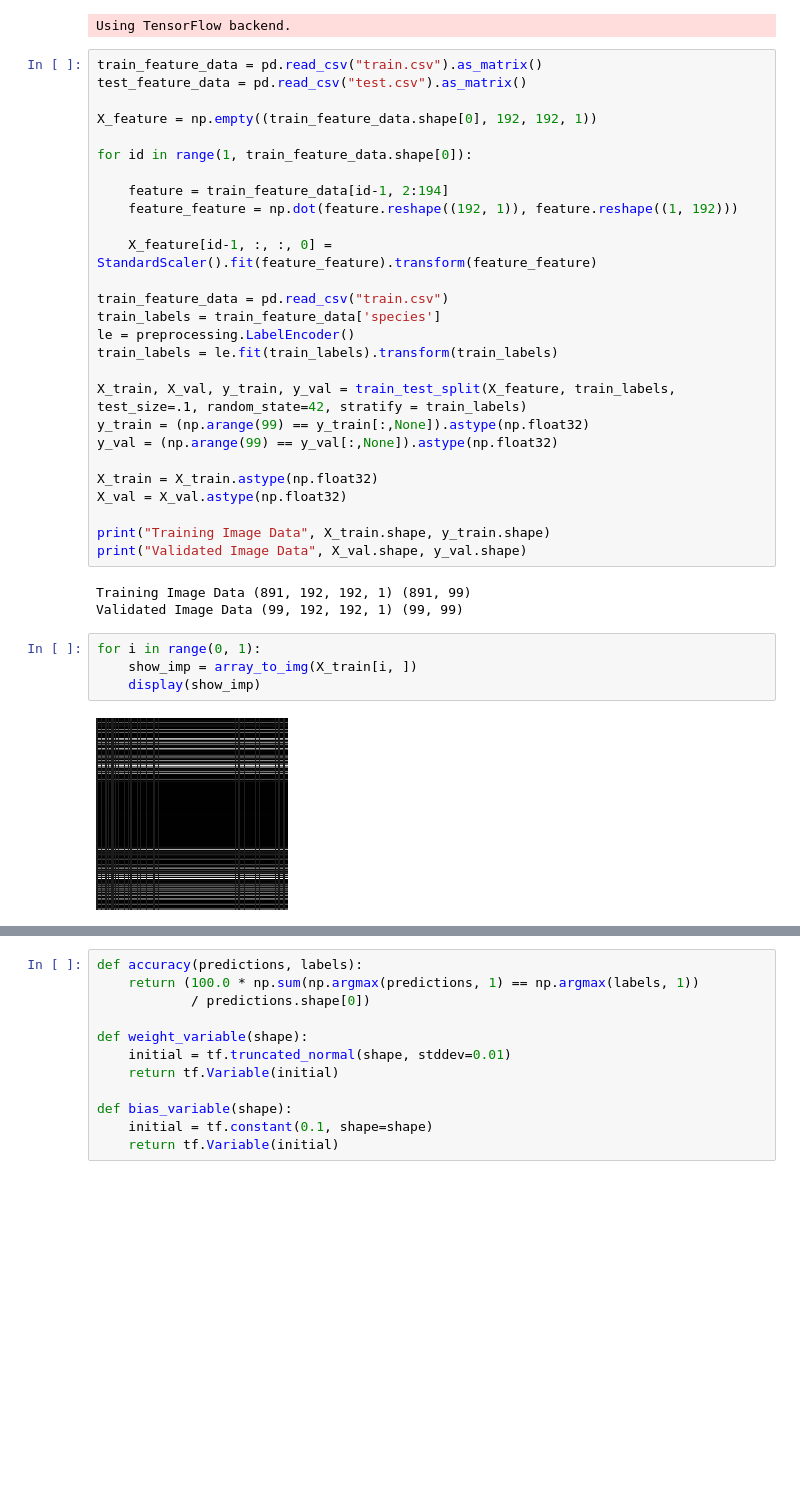
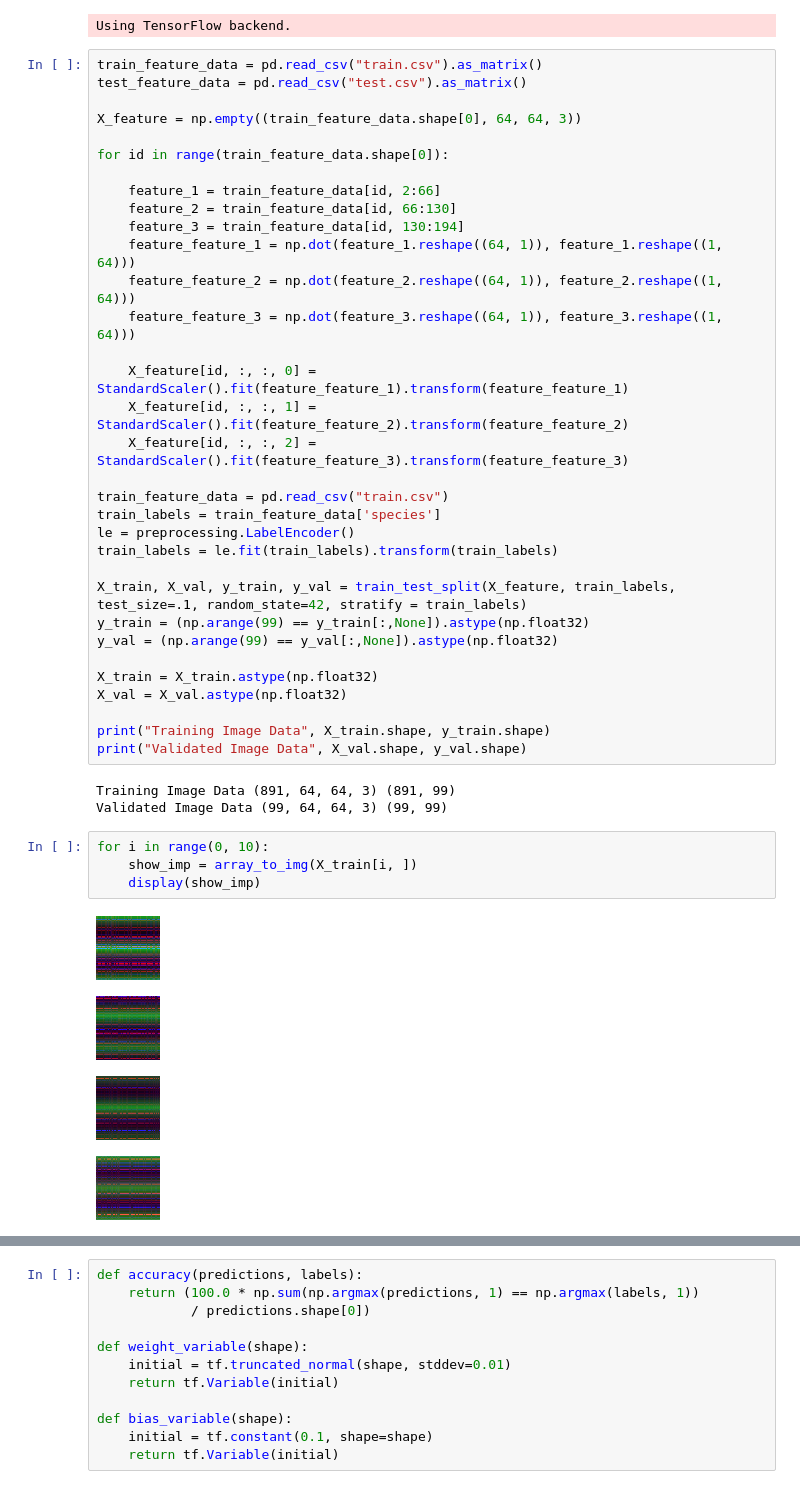
Before and after one commit to CharlesXin/Leaf, a Jupyter notebook: FeatureCNN.ipynb, the cells around one changed output, grey strips where cells are left out. Saved outputs shown, nothing was run; the diff lists cells and outputs as text; blank space fills up the shorter version.

```diff
--- a/FeatureCNN.ipynb
+++ b/FeatureCNN.ipynb
@@ -16,14 +16,20 @@ Using TensorFlow backend.
 train_feature_data = pd.read_csv("train.csv").as_matrix()
 test_feature_data = pd.read_csv("test.csv").as_matrix()
 
-X_feature = np.empty((train_feature_data.shape[0], 192, 192, 1))
+X_feature = np.empty((train_feature_data.shape[0], 64, 64, 3))
 
-for id in range(1, train_feature_data.shape[0]):
+for id in range(train_feature_data.shape[0]):
 
-    feature = train_feature_data[id-1, 2:194]
-    feature_feature = np.dot(feature.reshape((192, 1)), feature.reshape((1, 192)))
+    feature_1 = train_feature_data[id, 2:66]
+    feature_2 = train_feature_data[id, 66:130]
+    feature_3 = train_feature_data[id, 130:194]
+    feature_feature_1 = np.dot(feature_1.reshape((64, 1)), feature_1.reshape((1, 64)))
+    feature_feature_2 = np.dot(feature_2.reshape((64, 1)), feature_2.reshape((1, 64)))
+    feature_feature_3 = np.dot(feature_3.reshape((64, 1)), feature_3.reshape((1, 64)))
 
-    X_feature[id-1, :, :, 0] = StandardScaler().fit(feature_feature).transform(feature_feature)
+    X_feature[id, :, :, 0] = StandardScaler().fit(feature_feature_1).transform(feature_feature_1)
+    X_feature[id, :, :, 1] = StandardScaler().fit(feature_feature_2).transform(feature_feature_2)
+    X_feature[id, :, :, 2] = StandardScaler().fit(feature_feature_3).transform(feature_feature_3)
 
 train_feature_data = pd.read_csv("train.csv")
 train_labels = train_feature_data['species']
@@ -40,11 +46,14 @@ X_val = X_val.astype(np.float32)
 print("Training Image Data", X_train.shape, y_train.shape)
 print("Validated Image Data", X_val.shape, y_val.shape)
 # %% [output]
-Training Image Data (891, 192, 192, 1) (891, 99)
-Validated Image Data (99, 192, 192, 1) (99, 99)
+Training Image Data (891, 64, 64, 3) (891, 99)
+Validated Image Data (99, 64, 64, 3) (99, 99)
 # %%
-for i in range(0, 1):
+for i in range(0, 10):
     show_imp = array_to_img(X_train[i, ])
     display(show_imp)
 # %% [output]
-[figure, old version]
+[figure, new version]
+[figure, added]
+[figure, added]
+[figure, added]
```
Also changed, not shown: parts of 3 cells of this notebook, 2 other files.
